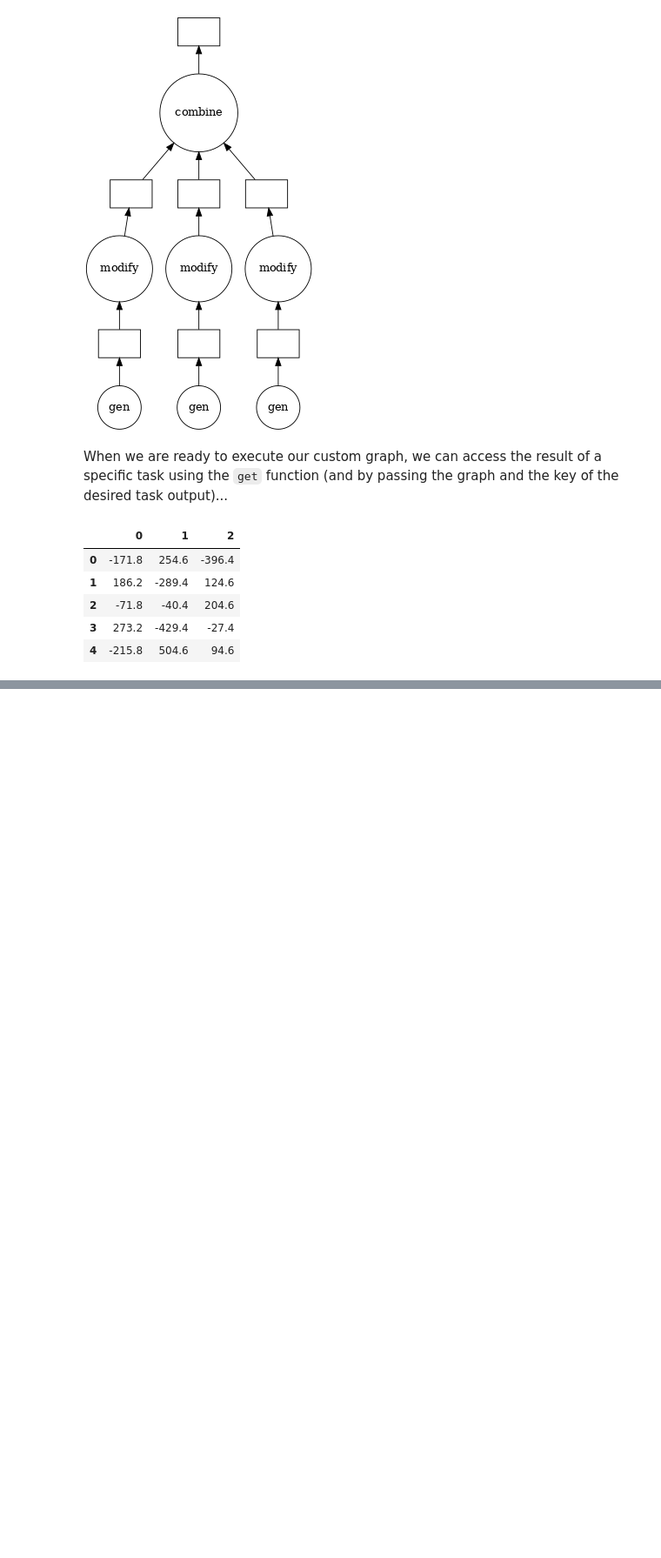
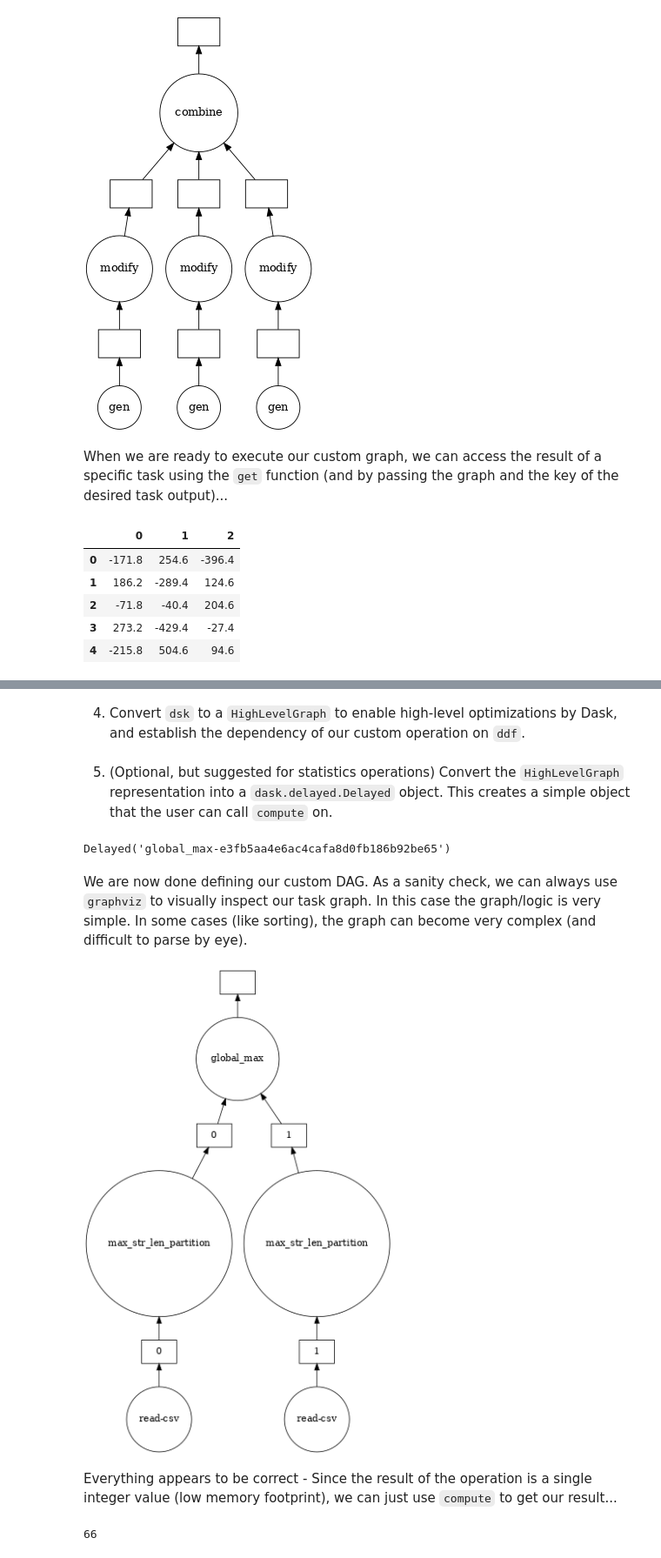
Before and after one commit to rjzamora/notebooks, a Jupyter notebook: nvtabular_dask_demo/Introduction_to_Dask.ipynb, the cells around one changed output, grey strips where cells are left out. Shown at 87% size. Cells and saved outputs as stored; diff of their text form; code cells hidden in the pictures; blank space fills up the shorter version.

```diff
--- a/nvtabular_dask_demo/Introduction_to_Dask.ipynb
+++ b/nvtabular_dask_demo/Introduction_to_Dask.ipynb
@@ -225,0 +254,6 @@ get(dsk, "combine")
+# %%
+from dask.base import tokenize
+
+col = "brewery_name"        # An "option" for our operation
+token = tokenize(ddf, col)  # A unique token to avoid scheduler collisions
+dsk = {}                    # Our DAG (to be construncted)
@@ -225,0 +262,16 @@ get(dsk, "combine")
+# %%
+# Define the actual function to perform on each `ddf`
+# partition for our first "layer" of tasks
+def _max_per_partition(part, col):
+    return part[col].str.len().max()
+
+# Define the name to use for each of these similar tasks
+# (note that we still need to attach the partition index
+#  to define the actual "key" in the DAG)
+max_per_part_name = "max_str_len_partition-" + token
+for i in range(ddf.npartitions):
+    # The key for this task should be a tuple:
+    #     (<task-name>, <partition-index>)
+    key = (max_per_part_name, i)
+    part_key = (ddf._name, i)
+    dsk[key] = (_max_per_partition, part_key, col)
@@ -225,0 +280,44 @@ get(dsk, "combine")
+# %%
+# Our task to reduce the global maximum is very simple
+# (Could just use a `lambda` funciton, but defining
+#  a distinct function for clarity here)
+def _global_max(max_list):
+    return int(max(max_list))
+
+# Since we only need one task, we can use the "name"
+# as the actual task key
+global_max_name = "global_max-" + token
+key = global_max_name
+dsk[key] = (
+    _global_max,
+    [(max_per_part_name, i) for i in range(ddf.npartitions)],
+)
+# %% [markdown]
+4. Convert `dsk` to a `HighLevelGraph` to enable high-level optimizations by Dask, and establish the dependency of our custom operation on `ddf`.
+# %%
+from dask.highlevelgraph import HighLevelGraph
+
+graph = HighLevelGraph.from_collections(global_max_name, dsk, dependencies=[ddf])
+# %% [markdown]
+5. (Optional, but suggested for statistics operations) Convert the `HighLevelGraph` representation into a `dask.delayed.Delayed` object.  This creates a simple object that the user can call `compute` on.
+# %%
+from dask.delayed import Delayed
+
+max_name_len_delayed = Delayed(key, graph)
+max_name_len_delayed
+# %% [output]
+Delayed('global_max-e3fb5aa4e6ac4cafa8d0fb186b92be65')
+# %% [markdown]
+We are now done defining our custom DAG. As a sanity check, we can always use `graphviz` to visually inspect our task graph.  In this case the graph/logic is very simple.  In some cases (like sorting), the graph can become very complex (and difficult to parse by eye).
+# %%
+from dask import visualize
+
+visualize(graph, optimize_graph=True, verbose=False, size="6")
+# %% [output]
+[figure, added]
+# %% [markdown]
+Everything appears to be correct - Since the result of the operation is a single integer value (low memory footprint), we can just use `compute` to get our result...
+# %%
+max_name_len_delayed.compute()
+# %% [output]
+66
```
Also changed, not shown: parts of 22 cells of this notebook.
